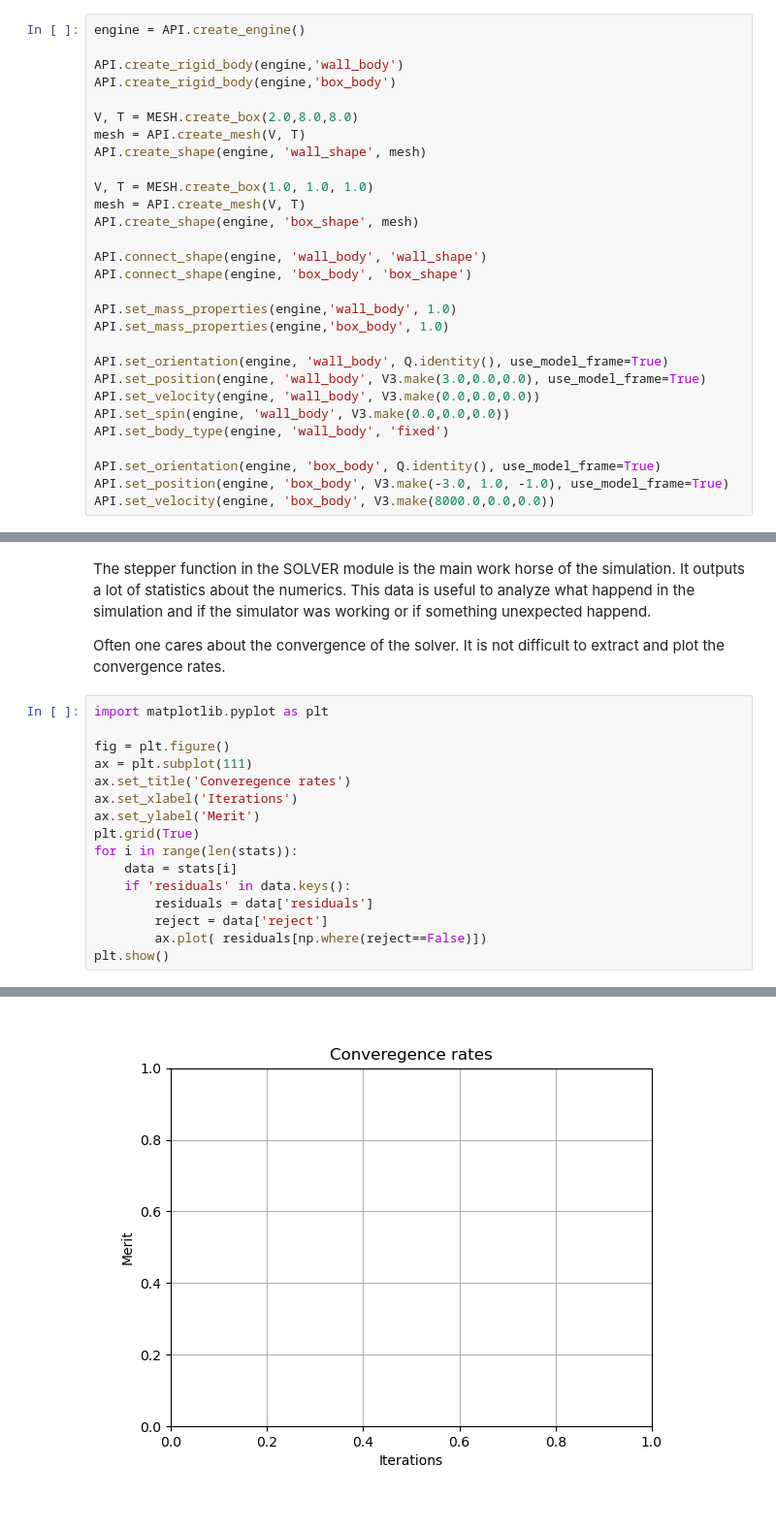
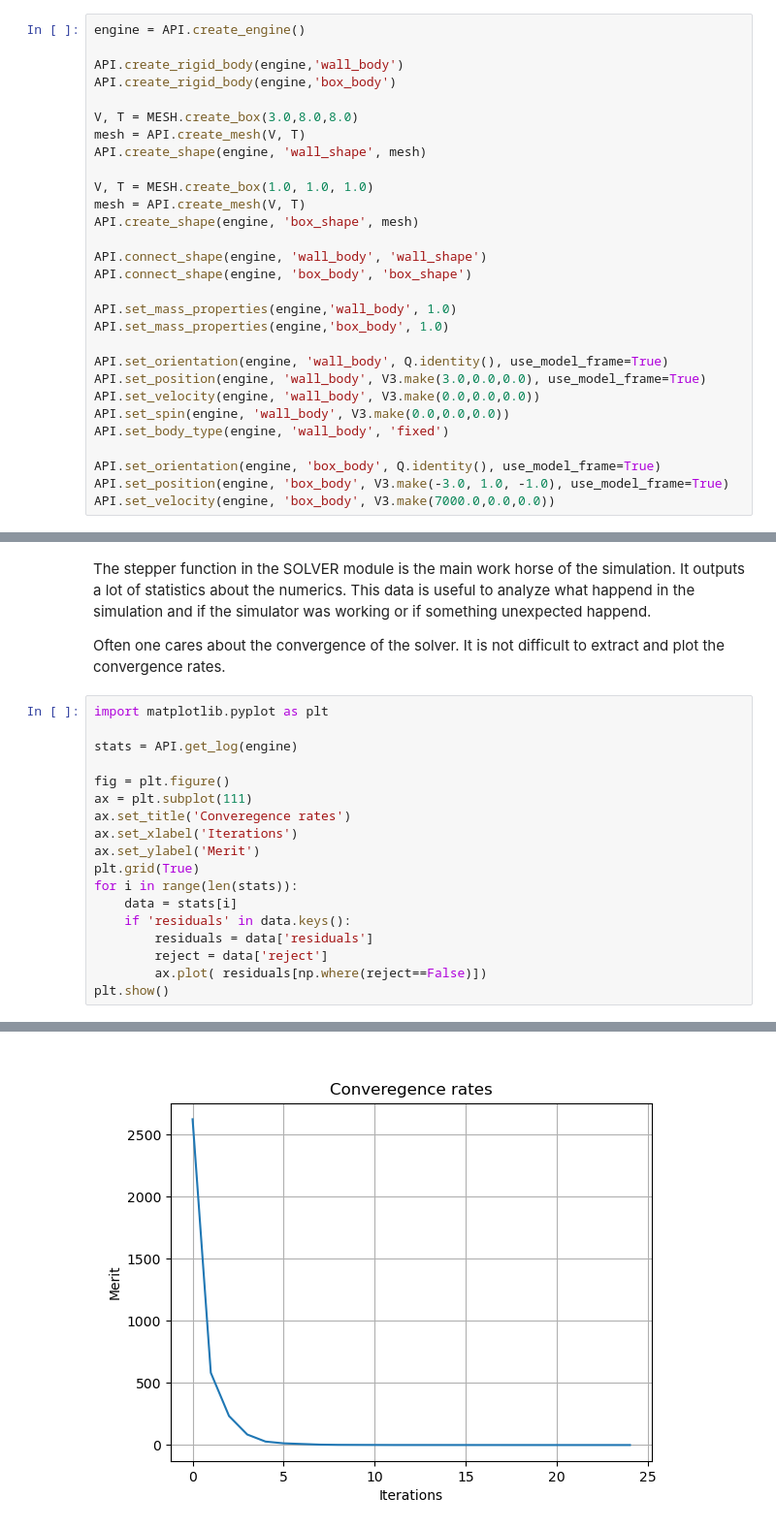
Before and after one commit to diku-dk/RAINBOW, a Jupyter notebook: python/demo_prox_rigid_bodies_ccd.ipynb, the cells around one changed output, grey strips where cells are left out. Shown at 97% size. Saved outputs shown, nothing was run; the diff lists cells and outputs as text.

```diff
--- a/python/demo_prox_rigid_bodies_ccd.ipynb
+++ b/python/demo_prox_rigid_bodies_ccd.ipynb
@@ -23,7 +24,7 @@ engine = API.create_engine()
 API.create_rigid_body(engine,'wall_body')
 API.create_rigid_body(engine,'box_body')
 
-V, T = MESH.create_box(2.0,8.0,8.0)
+V, T = MESH.create_box(3.0,8.0,8.0)
 mesh = API.create_mesh(V, T)
 API.create_shape(engine, 'wall_shape', mesh)
 
@@ -45,7 +46,7 @@ API.set_body_type(engine, 'wall_body', 'fixed')
 
 API.set_orientation(engine, 'box_body', Q.identity(), use_model_frame=True)
 API.set_position(engine, 'box_body', V3.make(-3.0, 1.0, -1.0), use_model_frame=True)
-API.set_velocity(engine, 'box_body', V3.make(8000.0,0.0,0.0))
+API.set_velocity(engine, 'box_body', V3.make(7000.0,0.0,0.0))
 # %% [markdown]
 Next we create a viewer object that will be responsible for showing the animation. We need an auxiliary function that can take contact point data out of the engine and into the viewer.
 
@@ -111,6 +95,8 @@ The stepper function in the SOLVER module is the main work horse of the simulati
 Often one cares about the convergence of the solver. It is not difficult to extract and plot the convergence rates.
 # %%
 import matplotlib.pyplot as plt
+
+stats = API.get_log(engine)
 
 fig = plt.figure()
 ax = plt.subplot(111)
@@ -130 +115 @@ NameError: name 'stats' is not defined
-[figure, old version]
+[figure, new version]
```
Also changed, not shown: parts of 4 cells of this notebook, 1 other file.
